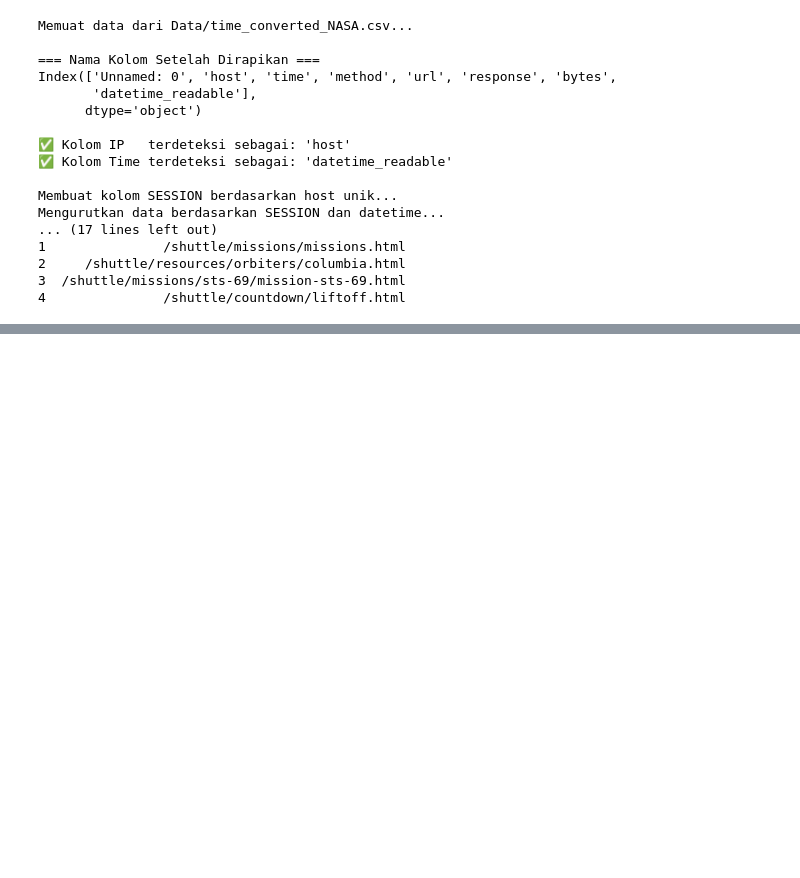
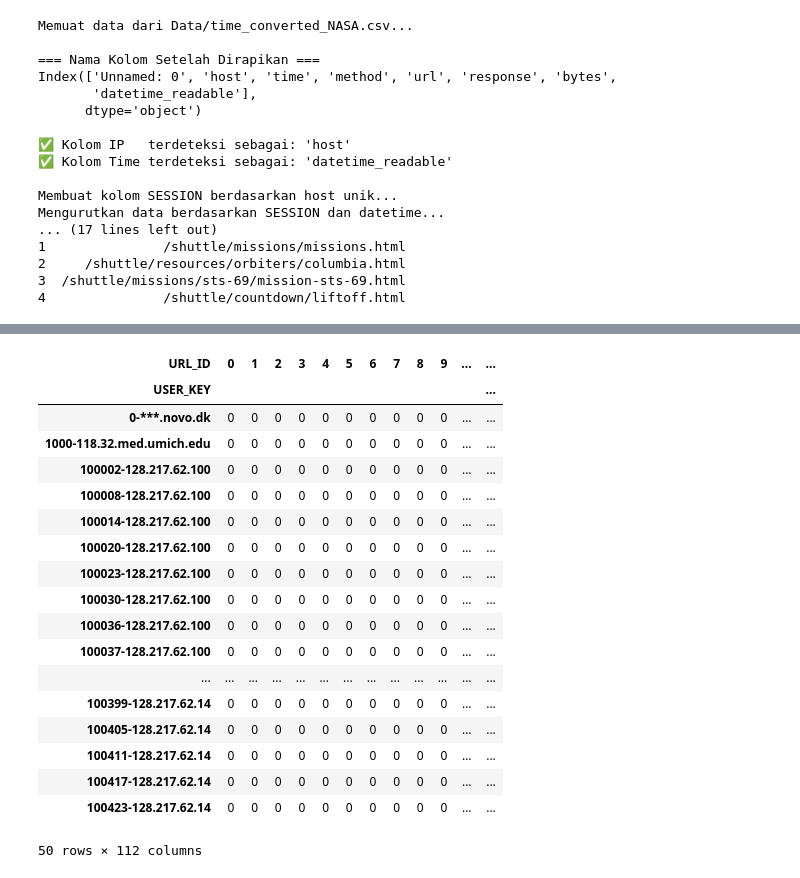
Before and after one commit to Narendra-w-22078/ppw, a Jupyter notebook: _sources/webusage.ipynb, the cells around one changed output, grey strips where cells are left out. Cells and saved outputs as stored; diff of their text form; code cells hidden in the pictures; blank space fills up the shorter version.

```diff
--- a/_sources/webusage.ipynb
+++ b/_sources/webusage.ipynb
@@ -858,0 +858,47 @@ Pratinjau data baru (sekarang dengan 4 kolom):
+# %%
+import pandas as pd
+file_name = "Data/session_data_full_NASA.csv"
+df = pd.read_csv(file_name)
+
+url_col = None
+for col in df.columns:
+    if 'url' in col.lower():
+        url_col = col
+        break
+
+df['URL_ID'] = df[url_col].astype('category').cat.codes
+
+# =====================
+# 3. Buat index user dari Unnamed + Host
+# =====================
+df['USER_KEY'] = df['Unnamed: 0'].astype(str) + "-" + df['host'].astype(str)
+
+# =====================
+# 4. Crosstab biner
+# =====================
+binary_matrix = pd.crosstab(df['USER_KEY'], df['URL_ID'])
+
+# =====================
+# 5. Tampilkan hasil
+# =====================
+binary_matrix.head(50)
+# %% [output]
+| URL_ID | 0 | 1 | 2 | 3 | 4 | 5 | 6 | 7 | 8 | 9 | ... | ... |
+| USER_KEY |  |  |  |  |  |  |  |  |  |  |  | ... |
+| 0-***.novo.dk | 0 | 0 | 0 | 0 | 0 | 0 | 0 | 0 | 0 | 0 | ... | ... |
+| 1000-118.32.med.umich.edu | 0 | 0 | 0 | 0 | 0 | 0 | 0 | 0 | 0 | 0 | ... | ... |
+| 100002-128.217.62.100 | 0 | 0 | 0 | 0 | 0 | 0 | 0 | 0 | 0 | 0 | ... | ... |
+| 100008-128.217.62.100 | 0 | 0 | 0 | 0 | 0 | 0 | 0 | 0 | 0 | 0 | ... | ... |
+| 100014-128.217.62.100 | 0 | 0 | 0 | 0 | 0 | 0 | 0 | 0 | 0 | 0 | ... | ... |
+| 100020-128.217.62.100 | 0 | 0 | 0 | 0 | 0 | 0 | 0 | 0 | 0 | 0 | ... | ... |
+| 100023-128.217.62.100 | 0 | 0 | 0 | 0 | 0 | 0 | 0 | 0 | 0 | 0 | ... | ... |
+| 100030-128.217.62.100 | 0 | 0 | 0 | 0 | 0 | 0 | 0 | 0 | 0 | 0 | ... | ... |
+| 100036-128.217.62.100 | 0 | 0 | 0 | 0 | 0 | 0 | 0 | 0 | 0 | 0 | ... | ... |
+| 100037-128.217.62.100 | 0 | 0 | 0 | 0 | 0 | 0 | 0 | 0 | 0 | 0 | ... | ... |
+| ... | ... | ... | ... | ... | ... | ... | ... | ... | ... | ... | ... | ... |
+| 100399-128.217.62.14 | 0 | 0 | 0 | 0 | 0 | 0 | 0 | 0 | 0 | 0 | ... | ... |
+| 100405-128.217.62.14 | 0 | 0 | 0 | 0 | 0 | 0 | 0 | 0 | 0 | 0 | ... | ... |
+| 100411-128.217.62.14 | 0 | 0 | 0 | 0 | 0 | 0 | 0 | 0 | 0 | 0 | ... | ... |
+| 100417-128.217.62.14 | 0 | 0 | 0 | 0 | 0 | 0 | 0 | 0 | 0 | 0 | ... | ... |
+| 100423-128.217.62.14 | 0 | 0 | 0 | 0 | 0 | 0 | 0 | 0 | 0 | 0 | ... | ... |
+50 rows × 112 columns
```
Also changed, not shown: parts of 1 cell of this notebook, 2 other files.
